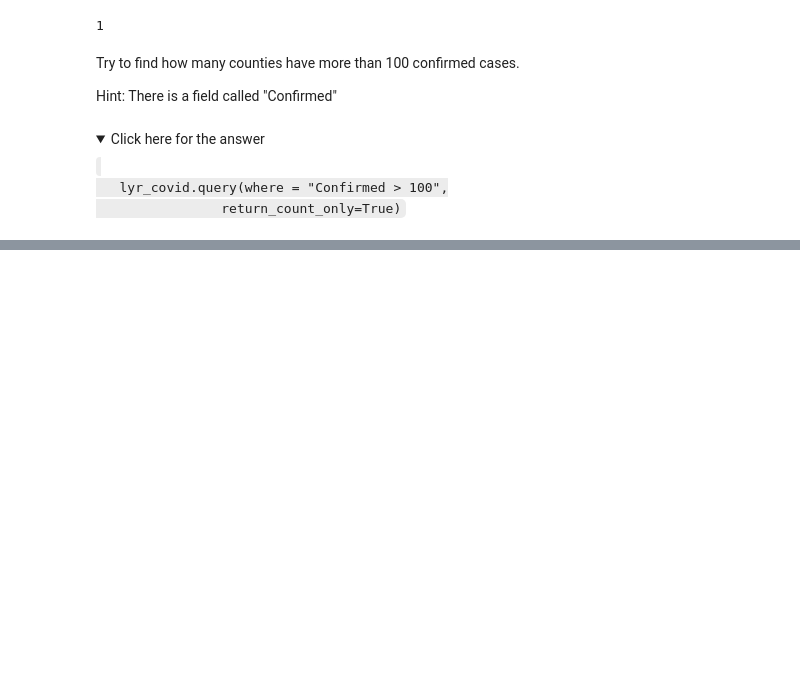
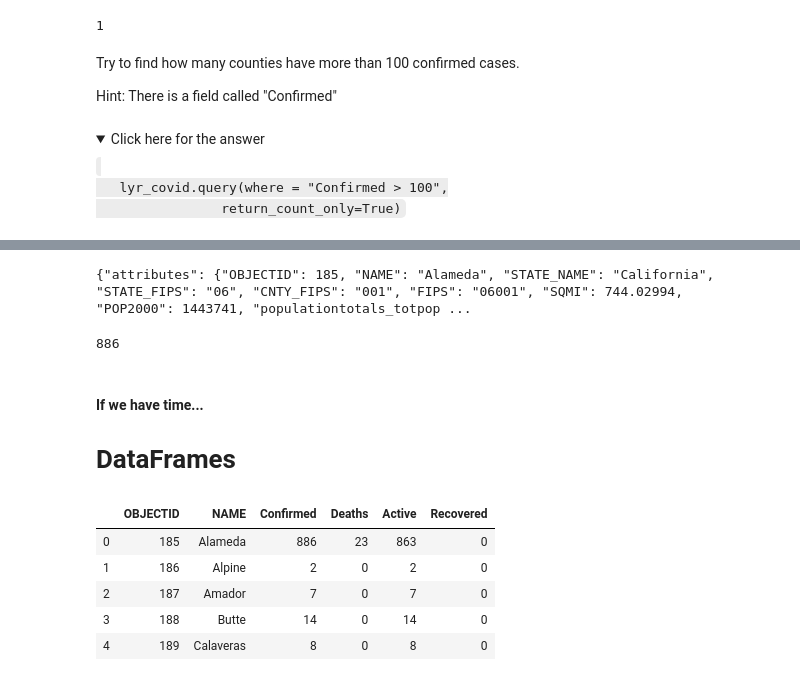
Before and after one commit to DanCranford/Workshop_Intermediate_1, a Jupyter notebook: Workshop 1 - Feature Layers.ipynb, the cells around one changed output, grey strips where cells are left out. Cells and saved outputs as stored; diff of their text form; code cells hidden in the pictures; folded sections open; blank space fills up the shorter version.

```diff
--- a/Workshop 1 - Feature Layers.ipynb
+++ b/Workshop 1 - Feature Layers.ipynb
@@ -152,0 +162,25 @@ Hint:  There is a field called "Confirmed"
+# %%
+feature_alameda
+# %% [output]
+{"attributes": {"OBJECTID": 185, "NAME": "Alameda", "STATE_NAME": "California", "STATE_FIPS": "06", "CNTY_FIPS": "001", "FIPS": "06001", "SQMI": 744.02994, "POP2000": 1443741, "populationtotals_totpop ...
+# %%
+feature_alameda.get_value('Confirmed')
+# %% [output]
+886
+# %% [markdown]
+#### If we have time...
+# DataFrames
+# %%
+sdf_california = lyr_covid.query(where = "STATE_NAME = '{}'".format("California"),
+                                 return_geometry = False,
+                                 out_fields = "NAME, CONFIRMED, DEATHS, ACTIVE, RECOVERED",
+                                 as_df = True)
+# %%
+sdf_california.head()
+# %% [output]
+|  | OBJECTID | NAME | Confirmed | Deaths | Active | Recovered |
+| 0 | 185 | Alameda | 886 | 23 | 863 | 0 |
+| 1 | 186 | Alpine | 2 | 0 | 2 | 0 |
+| 2 | 187 | Amador | 7 | 0 | 7 | 0 |
+| 3 | 188 | Butte | 14 | 0 | 14 | 0 |
+| 4 | 189 | Calaveras | 8 | 0 | 8 | 0 |
```
Also changed, not shown: parts of 3 cells of this notebook.
